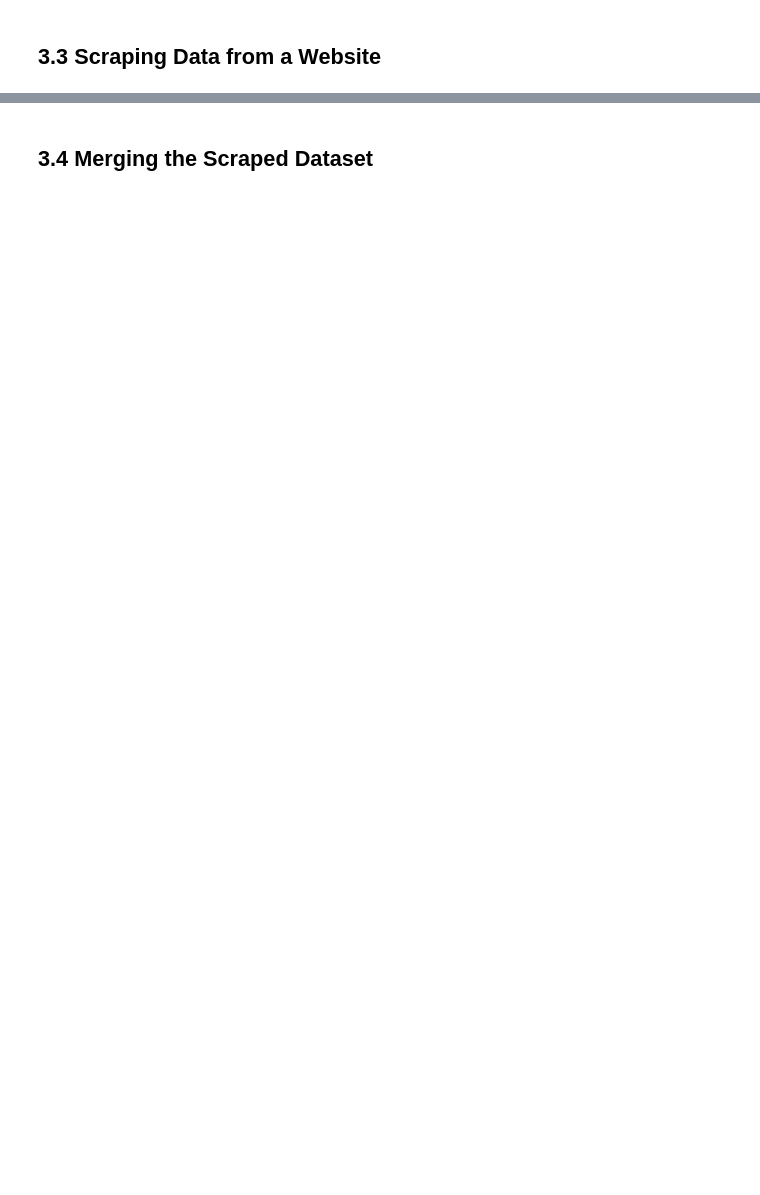
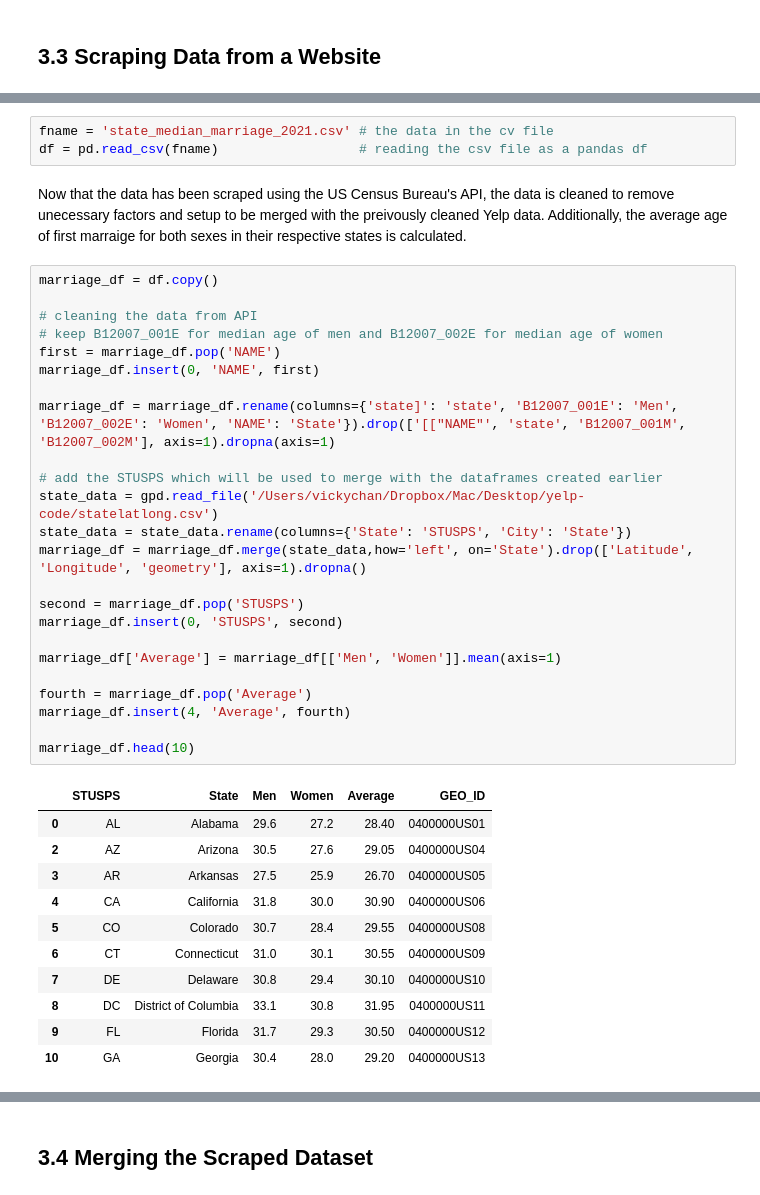
Before and after one commit to vvickychan/yelp-code, a Jupyter notebook: yelp.ipynb, the cells around one changed output, grey strips where cells are left out. Drawn from its saved outputs; the diff is of its cells as text; blank space fills up the shorter version.

```diff
--- a/yelp.ipynb
+++ b/yelp.ipynb
@@ -885,0 +844,41 @@ question.
+# %%
+fname = 'state_median_marriage_2021.csv' # the data in the cv file
+df = pd.read_csv(fname)                  # reading the csv file as a pandas df
+# %% [markdown]
+Now that the data has been scraped using the US Census Bureau's API, the data is cleaned to remove unecessary factors and setup to be merged with the preivously cleaned Yelp data. Additionally, the average age of first marraige for both sexes in their respective states is calculated.
+# %%
+marriage_df = df.copy()
+
+# cleaning the data from API
+# keep B12007_001E for median age of men and B12007_002E for median age of women
+first = marriage_df.pop('NAME')
+marriage_df.insert(0, 'NAME', first)
+
+marriage_df = marriage_df.rename(columns={'state]': 'state', 'B12007_001E': 'Men', 'B12007_002E': 'Women', 'NAME': 'State'}).drop(['[["NAME"', 'state', 'B12007_001M', 'B12007_002M'], axis=1).dropna(axis=1)
+
+# add the STUSPS which will be used to merge with the dataframes created earlier
+state_data = gpd.read_file('/Users/vickychan/Dropbox/Mac/Desktop/yelp-code/statelatlong.csv')
+state_data = state_data.rename(columns={'State': 'STUSPS', 'City': 'State'})
+marriage_df = marriage_df.merge(state_data,how='left', on='State').drop(['Latitude', 'Longitude', 'geometry'], axis=1).dropna()
+
+second = marriage_df.pop('STUSPS')
+marriage_df.insert(0, 'STUSPS', second)
+
+marriage_df['Average'] = marriage_df[['Men', 'Women']].mean(axis=1)
+
+fourth = marriage_df.pop('Average')
+marriage_df.insert(4, 'Average', fourth)
+
+marriage_df.head(10)
+# %% [output]
+|  | STUSPS | State | Men | Women | Average | GEO_ID |
+| 0 | AL | Alabama | 29.6 | 27.2 | 28.40 | 0400000US01 |
+| 2 | AZ | Arizona | 30.5 | 27.6 | 29.05 | 0400000US04 |
+| 3 | AR | Arkansas | 27.5 | 25.9 | 26.70 | 0400000US05 |
+| 4 | CA | California | 31.8 | 30.0 | 30.90 | 0400000US06 |
+| 5 | CO | Colorado | 30.7 | 28.4 | 29.55 | 0400000US08 |
+| 6 | CT | Connecticut | 31.0 | 30.1 | 30.55 | 0400000US09 |
+| 7 | DE | Delaware | 30.8 | 29.4 | 30.10 | 0400000US10 |
+| 8 | DC | District of Columbia | 33.1 | 30.8 | 31.95 | 0400000US11 |
+| 9 | FL | Florida | 31.7 | 29.3 | 30.50 | 0400000US12 |
+| 10 | GA | Georgia | 30.4 | 28.0 | 29.20 | 0400000US13 |
```
Also changed, not shown: parts of 17 cells of this notebook.
